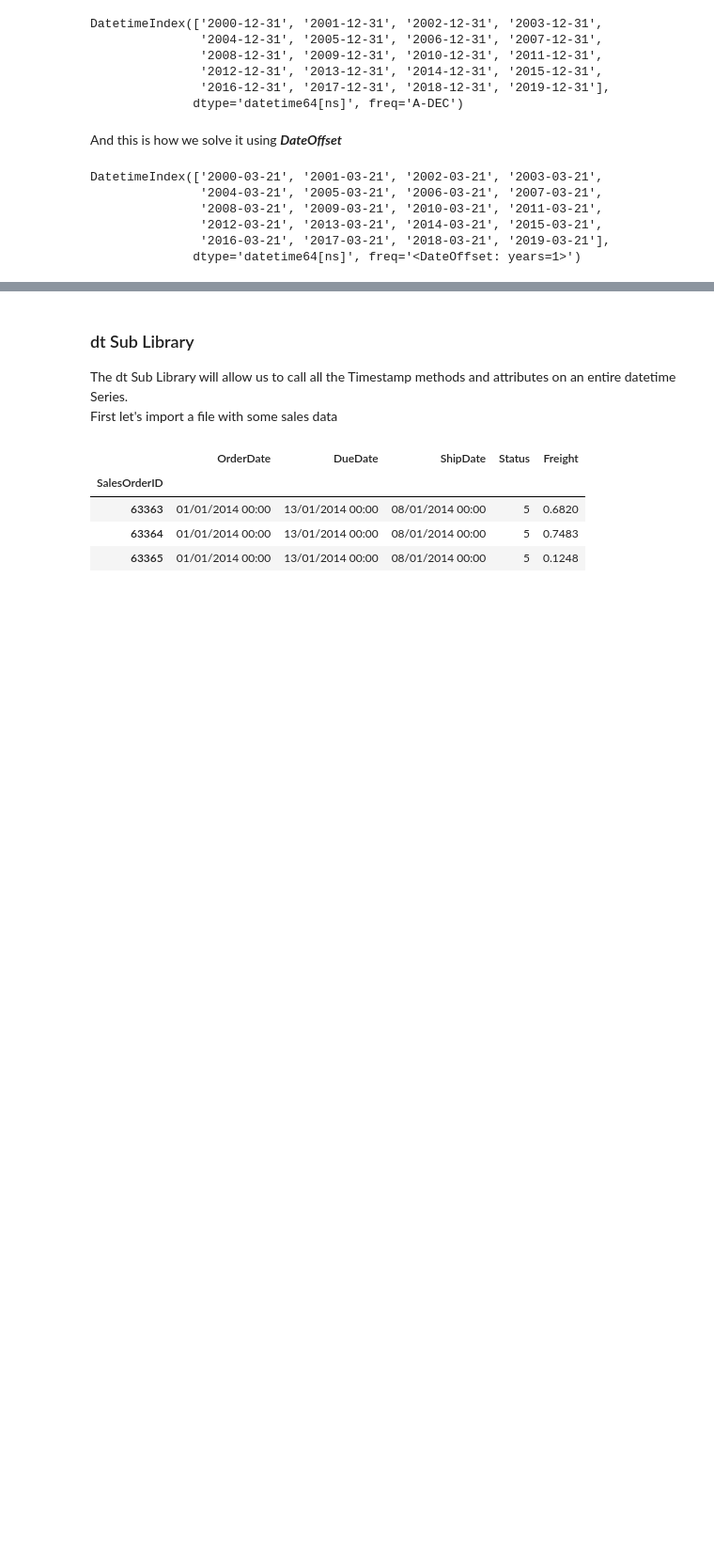
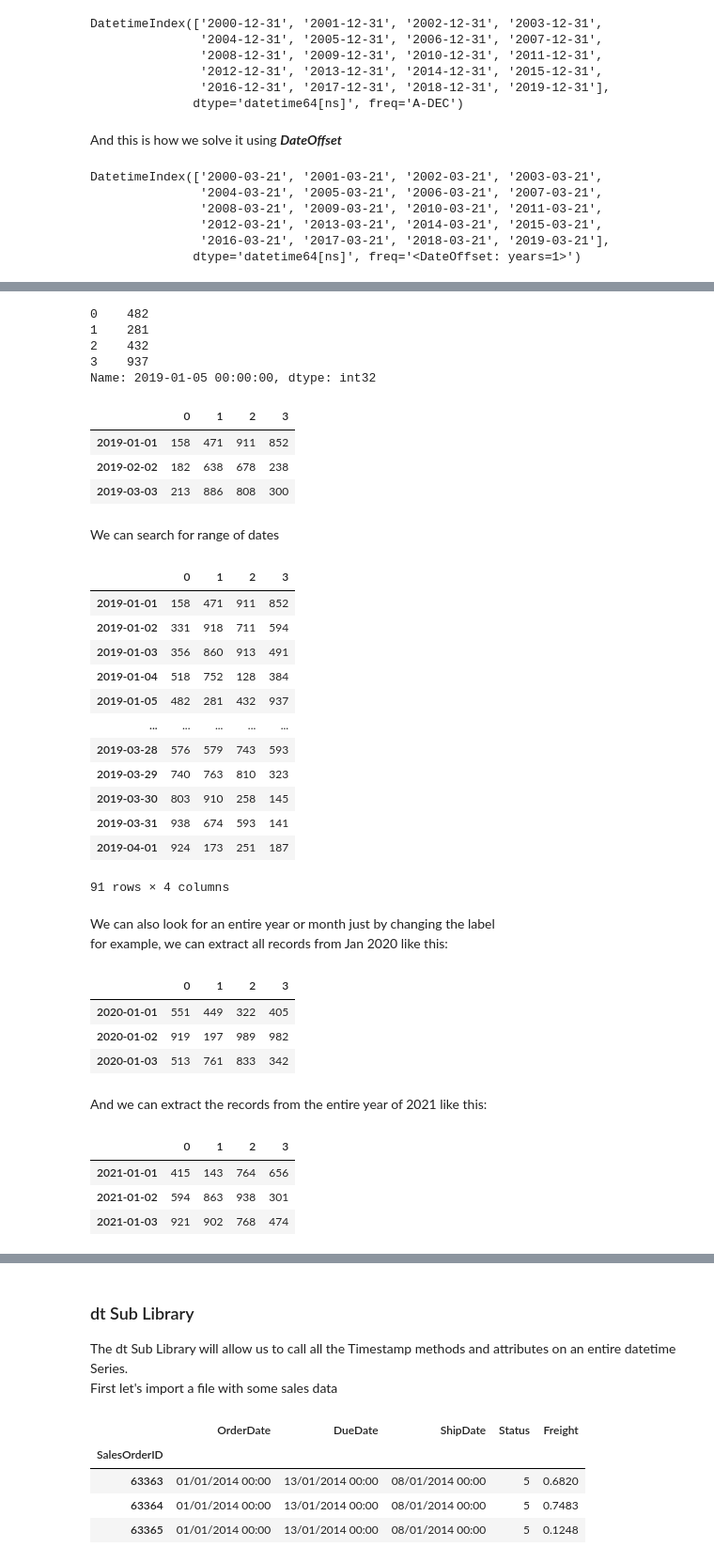
Before and after one commit to Elad-p/Python, a Jupyter notebook: Data Analysis/Working With Dates.ipynb, the cells around one changed output, grey strips where cells are left out. Shown at 94% size. Drawn from its saved outputs; the diff is of its cells as text; code cells hidden in the pictures; blank space fills up the shorter version.

```diff
--- a/Data Analysis/Working With Dates.ipynb
+++ b/Data Analysis/Working With Dates.ipynb
@@ -405,0 +443,53 @@ DatetimeIndex(['2000-03-21', '2001-03-21', '2002-03-21', '2003-03-21',
+# %%
+values.loc['2019-01-05']
+# %% [output]
+0    482
+1    281
+2    432
+3    937
+Name: 2019-01-05 00:00:00, dtype: int32
+# %%
+dates = ['2019-01-01', '2019-02-02', '2019-03-03']
+values.loc[dates]
+# %% [output]
+|  | 0 | 1 | 2 | 3 |
+| 2019-01-01 | 158 | 471 | 911 | 852 |
+| 2019-02-02 | 182 | 638 | 678 | 238 |
+| 2019-03-03 | 213 | 886 | 808 | 300 |
+# %% [markdown]
+We can search for range of dates
+# %%
+values.loc['2019-01-01': '2019-04-01']
+# %% [output]
+|  | 0 | 1 | 2 | 3 |
+| 2019-01-01 | 158 | 471 | 911 | 852 |
+| 2019-01-02 | 331 | 918 | 711 | 594 |
+| 2019-01-03 | 356 | 860 | 913 | 491 |
+| 2019-01-04 | 518 | 752 | 128 | 384 |
+| 2019-01-05 | 482 | 281 | 432 | 937 |
+| ... | ... | ... | ... | ... |
+| 2019-03-28 | 576 | 579 | 743 | 593 |
+| 2019-03-29 | 740 | 763 | 810 | 323 |
+| 2019-03-30 | 803 | 910 | 258 | 145 |
+| 2019-03-31 | 938 | 674 | 593 | 141 |
+| 2019-04-01 | 924 | 173 | 251 | 187 |
+91 rows × 4 columns
+# %% [markdown]
+We can also look for an entire year or month just by changing the label<br>
+for example, we can extract all records from Jan 2020 like this:
+# %%
+values.loc['2020-01'].head(3)
+# %% [output]
+|  | 0 | 1 | 2 | 3 |
+| 2020-01-01 | 551 | 449 | 322 | 405 |
+| 2020-01-02 | 919 | 197 | 989 | 982 |
+| 2020-01-03 | 513 | 761 | 833 | 342 |
+# %% [markdown]
+And we can extract the records from the entire year of 2021 like this:
+# %%
+values.loc['2021'].head(3)
+# %% [output]
+|  | 0 | 1 | 2 | 3 |
+| 2021-01-01 | 415 | 143 | 764 | 656 |
+| 2021-01-02 | 594 | 863 | 938 | 301 |
+| 2021-01-03 | 921 | 902 | 768 | 474 |
```
Also changed, not shown: parts of 16 cells of this notebook.
